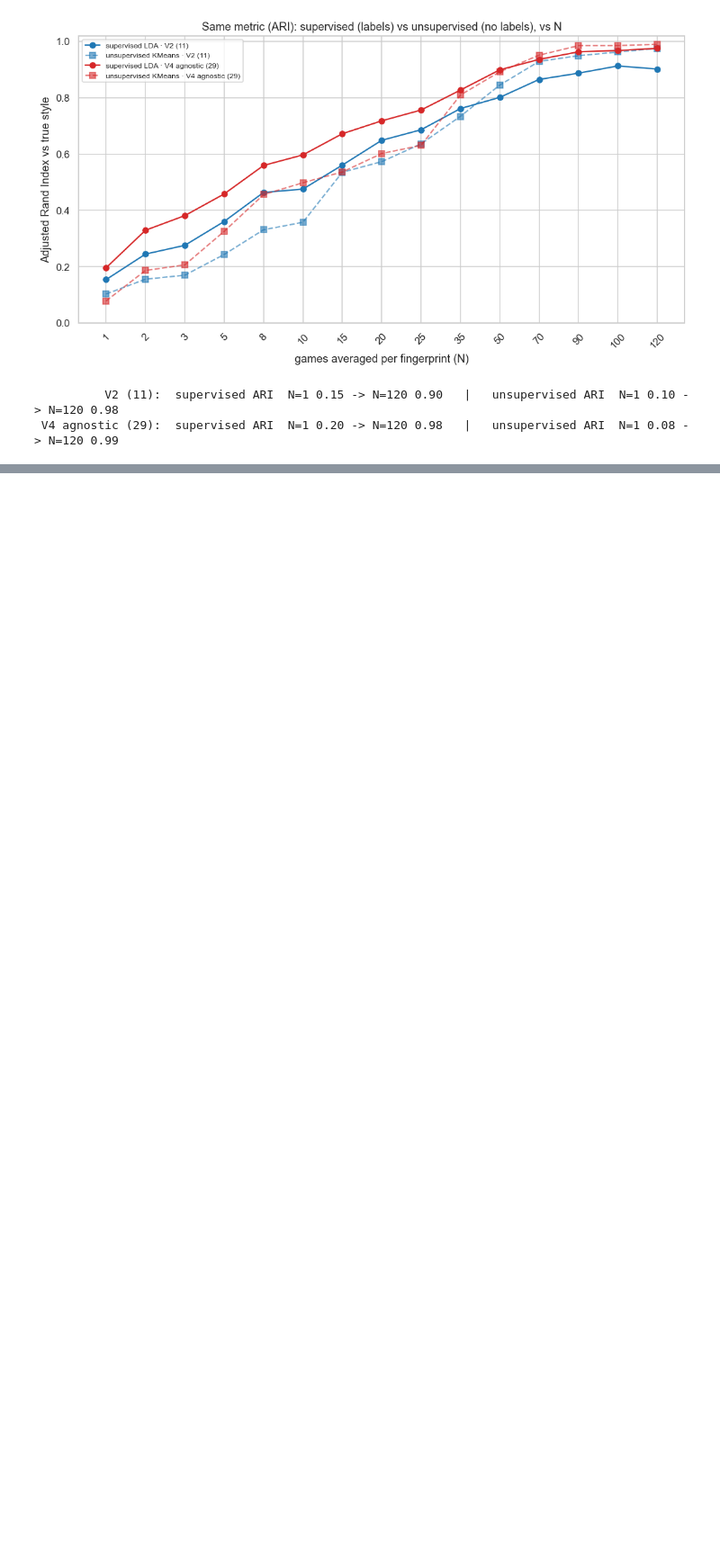
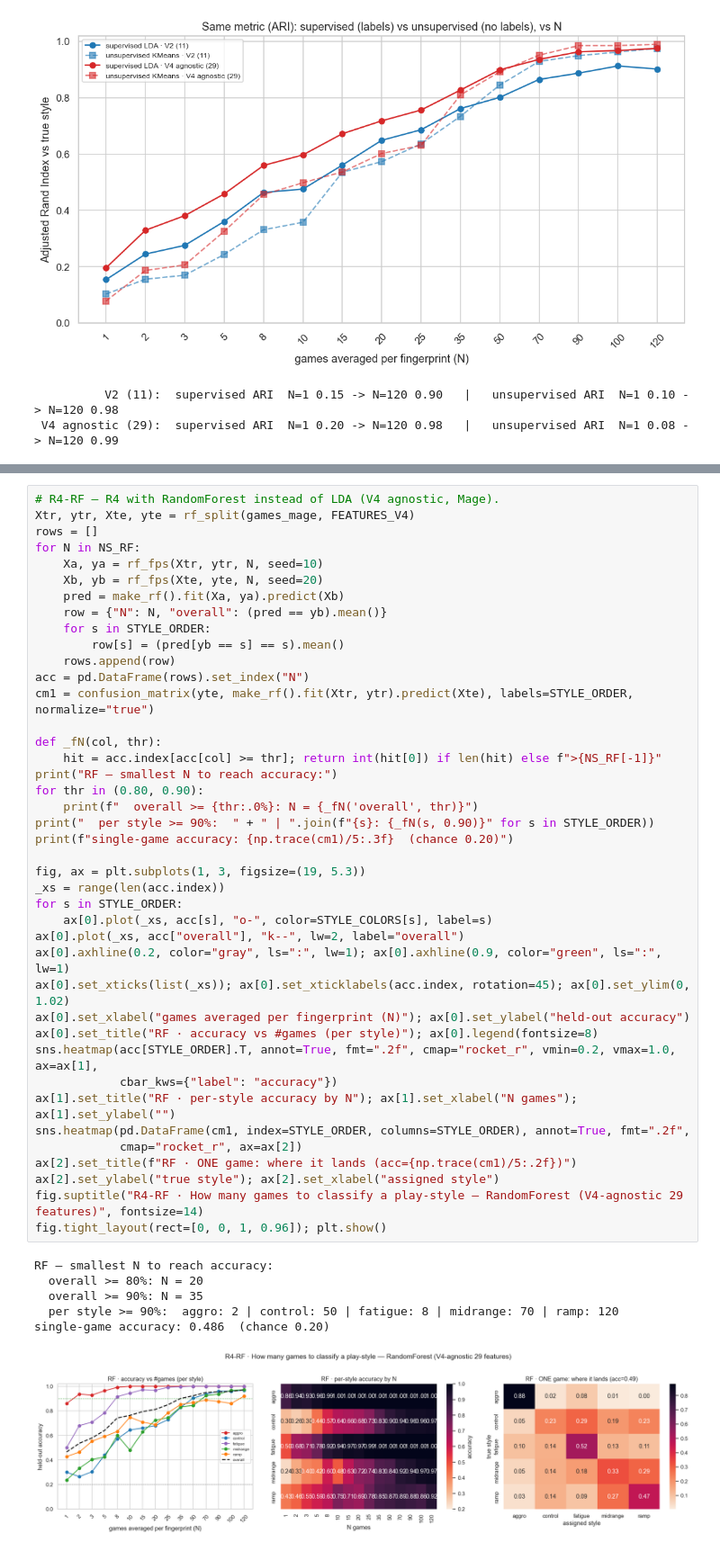
Before and after one commit to msipsb/JAIST-Internship, a Jupyter notebook: Log_Analysis/playstyle_SHOW_deck.ipynb, the cells around one changed output, grey strips where cells are left out. Shown at 90% size. Saved outputs shown, nothing was run; the diff lists cells and outputs as text; blank space fills up the shorter version.

```diff
--- a/Log_Analysis/playstyle_SHOW_deck.ipynb
+++ b/Log_Analysis/playstyle_SHOW_deck.ipynb
@@ -852,0 +1118,48 @@ for tag, (uns, sup) in curves.items():
+# %%
+# R4-RF — R4 with RandomForest instead of LDA (V4 agnostic, Mage).
+Xtr, ytr, Xte, yte = rf_split(games_mage, FEATURES_V4)
+rows = []
+for N in NS_RF:
+    Xa, ya = rf_fps(Xtr, ytr, N, seed=10)
+    Xb, yb = rf_fps(Xte, yte, N, seed=20)
+    pred = make_rf().fit(Xa, ya).predict(Xb)
+    row = {"N": N, "overall": (pred == yb).mean()}
+    for s in STYLE_ORDER:
+        row[s] = (pred[yb == s] == s).mean()
+    rows.append(row)
+acc = pd.DataFrame(rows).set_index("N")
+cm1 = confusion_matrix(yte, make_rf().fit(Xtr, ytr).predict(Xte), labels=STYLE_ORDER, normalize="true")
+
+def _fN(col, thr):
+    hit = acc.index[acc[col] >= thr]; return int(hit[0]) if len(hit) else f">{NS_RF[-1]}"
+print("RF — smallest N to reach accuracy:")
+for thr in (0.80, 0.90):
+    print(f"  overall >= {thr:.0%}: N = {_fN('overall', thr)}")
+print("  per style >= 90%:  " + " | ".join(f"{s}: {_fN(s, 0.90)}" for s in STYLE_ORDER))
+print(f"single-game accuracy: {np.trace(cm1)/5:.3f}  (chance 0.20)")
+
+fig, ax = plt.subplots(1, 3, figsize=(19, 5.3))
+_xs = range(len(acc.index))
+for s in STYLE_ORDER:
+    ax[0].plot(_xs, acc[s], "o-", color=STYLE_COLORS[s], label=s)
+ax[0].plot(_xs, acc["overall"], "k--", lw=2, label="overall")
+ax[0].axhline(0.2, color="gray", ls=":", lw=1); ax[0].axhline(0.9, color="green", ls=":", lw=1)
+ax[0].set_xticks(list(_xs)); ax[0].set_xticklabels(acc.index, rotation=45); ax[0].set_ylim(0, 1.02)
+ax[0].set_xlabel("games averaged per fingerprint (N)"); ax[0].set_ylabel("held-out accuracy")
+ax[0].set_title("RF · accuracy vs #games (per style)"); ax[0].legend(fontsize=8)
+sns.heatmap(acc[STYLE_ORDER].T, annot=True, fmt=".2f", cmap="rocket_r", vmin=0.2, vmax=1.0, ax=ax[1],
+            cbar_kws={"label": "accuracy"})
+ax[1].set_title("RF · per-style accuracy by N"); ax[1].set_xlabel("N games"); ax[1].set_ylabel("")
+sns.heatmap(pd.DataFrame(cm1, index=STYLE_ORDER, columns=STYLE_ORDER), annot=True, fmt=".2f",
+            cmap="rocket_r", ax=ax[2])
+ax[2].set_title(f"RF · ONE game: where it lands (acc={np.trace(cm1)/5:.2f})")
+ax[2].set_ylabel("true style"); ax[2].set_xlabel("assigned style")
+fig.suptitle("R4-RF · How many games to classify a play-style — RandomForest (V4-agnostic 29 features)", fontsize=14)
+fig.tight_layout(rect=[0, 0, 1, 0.96]); plt.show()
+# %% [output]
+RF — smallest N to reach accuracy:
+  overall >= 80%: N = 20
+  overall >= 90%: N = 35
+  per style >= 90%:  aggro: 2 | control: 50 | fatigue: 8 | midrange: 70 | ramp: 120
+single-game accuracy: 0.486  (chance 0.20)
+[figure, added]
```
Also changed, not shown: parts of 21 cells of this notebook.
